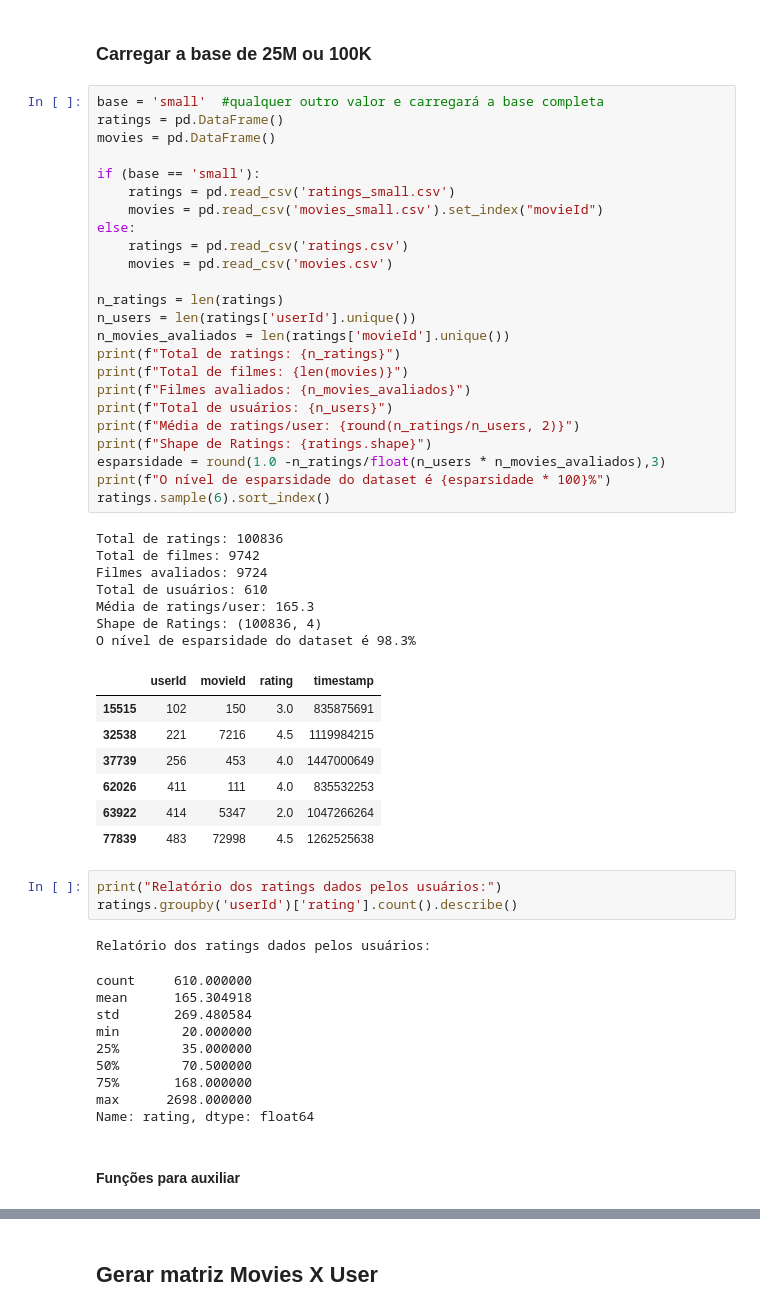
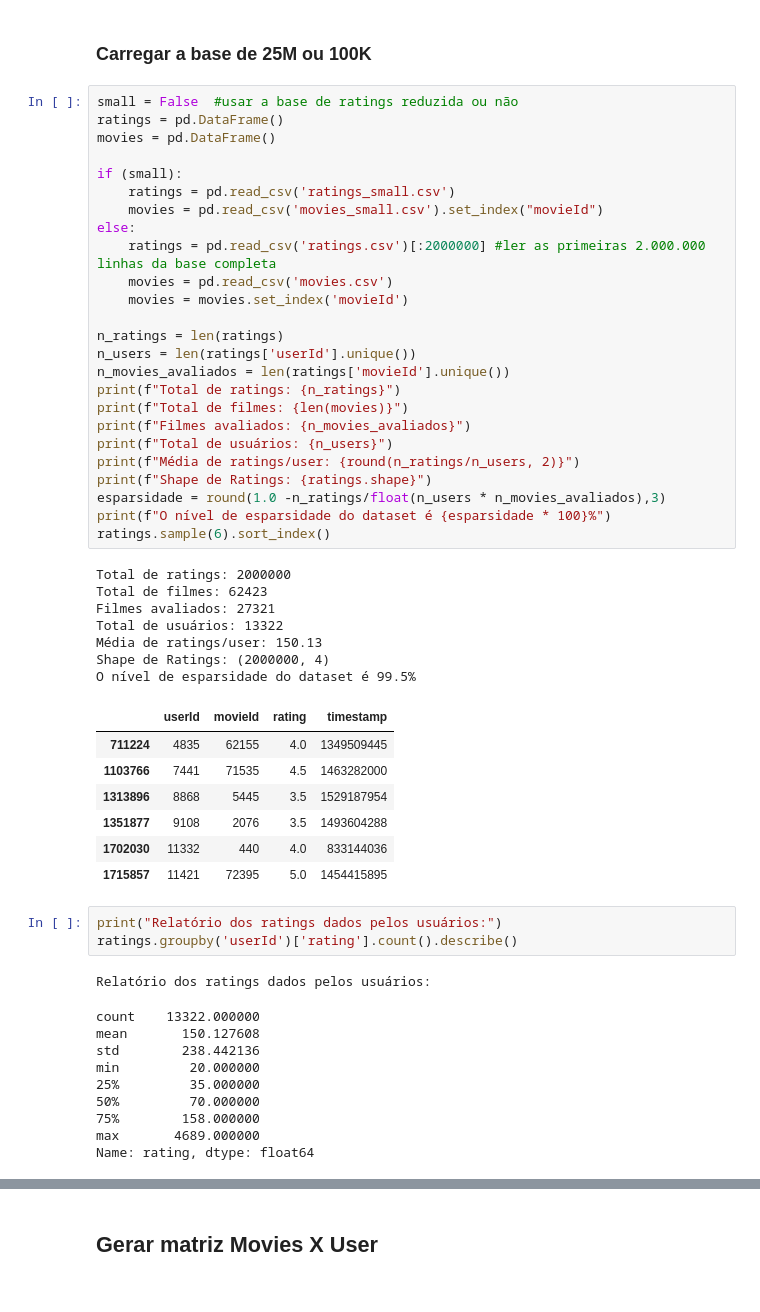
Before and after one commit to xnes/recsys, a Jupyter notebook: rec_sys_apresentacao.ipynb, the cells around one changed output, grey strips where cells are left out. Drawn from its saved outputs; the diff is of its cells as text.

```diff
--- a/rec_sys_apresentacao.ipynb
+++ b/rec_sys_apresentacao.ipynb
@@ -20,57 +43,56 @@ import sklearn.metrics
 # %% [markdown]
 ### Carregar a base de 25M ou 100K
 # %%
-base = 'small'  #qualquer outro valor e carregará a base completa
+small = False  #usar a base de ratings reduzida ou não
 ratings = pd.DataFrame()
 movies = pd.DataFrame()
 
-if (base == 'small'):
+if (small):
     ratings = pd.read_csv('ratings_small.csv')
     movies = pd.read_csv('movies_small.csv').set_index("movieId")
 else:
-    ratings = pd.read_csv('ratings.csv')
+    ratings = pd.read_csv('ratings.csv')[:2000000] #ler as primeiras 2.000.000 linhas da base completa
     movies = pd.read_csv('movies.csv')
+    movies = movies.set_index('movieId')
 
 n_ratings = len(ratings)
 n_users = len(ratings['userId'].unique())
 n_movies_avaliados = len(ratings['movieId'].unique())
 print(f"Total de ratings: {n_ratings}")
 print(f"Total de filmes: {len(movies)}")
 print(f"Filmes avaliados: {n_movies_avaliados}")
 print(f"Total de usuários: {n_users}")
 print(f"Média de ratings/user: {round(n_ratings/n_users, 2)}")
 print(f"Shape de Ratings: {ratings.shape}")
 esparsidade = round(1.0 -n_ratings/float(n_users * n_movies_avaliados),3)
 print(f"O nível de esparsidade do dataset é {esparsidade * 100}%")
 ratings.sample(6).sort_index()
 # %% [output]
-Total de ratings: 100836
-Total de filmes: 9742
-Filmes avaliados: 9724
-Total de usuários: 610
-Média de ratings/user: 165.3
-Shape de Ratings: (100836, 4)
-O nível de esparsidade do dataset é 98.3%
+Total de ratings: 2000000
+Total de filmes: 62423
+Filmes avaliados: 27321
+Total de usuários: 13322
+Média de ratings/user: 150.13
+Shape de Ratings: (2000000, 4)
+O nível de esparsidade do dataset é 99.5%
 |  | userId | movieId | rating | timestamp |
-| 15515 | 102 | 150 | 3.0 | 835875691 |
-| 32538 | 221 | 7216 | 4.5 | 1119984215 |
-| 37739 | 256 | 453 | 4.0 | 1447000649 |
-| 62026 | 411 | 111 | 4.0 | 835532253 |
-| 63922 | 414 | 5347 | 2.0 | 1047266264 |
-| 77839 | 483 | 72998 | 4.5 | 1262525638 |
+| 711224 | 4835 | 62155 | 4.0 | 1349509445 |
+| 1103766 | 7441 | 71535 | 4.5 | 1463282000 |
+| 1313896 | 8868 | 5445 | 3.5 | 1529187954 |
+| 1351877 | 9108 | 2076 | 3.5 | 1493604288 |
+| 1702030 | 11332 | 440 | 4.0 | 833144036 |
+| 1715857 | 11421 | 72395 | 5.0 | 1454415895 |
 # %%
 print("Relatório dos ratings dados pelos usuários:")
 ratings.groupby('userId')['rating'].count().describe()
 # %% [output]
 Relatório dos ratings dados pelos usuários:
-count     610.000000
-mean      165.304918
-std       269.480584
-min        20.000000
-25%        35.000000
-50%        70.500000
-75%       168.000000
-max      2698.000000
+count    13322.000000
+mean       150.127608
+std        238.442136
+min         20.000000
+25%         35.000000
+50%         70.000000
+75%        158.000000
+max       4689.000000
 Name: rating, dtype: float64
-# %% [markdown]
-#### Funções para auxiliar
```
Also changed, not shown: parts of 29 cells of this notebook.
